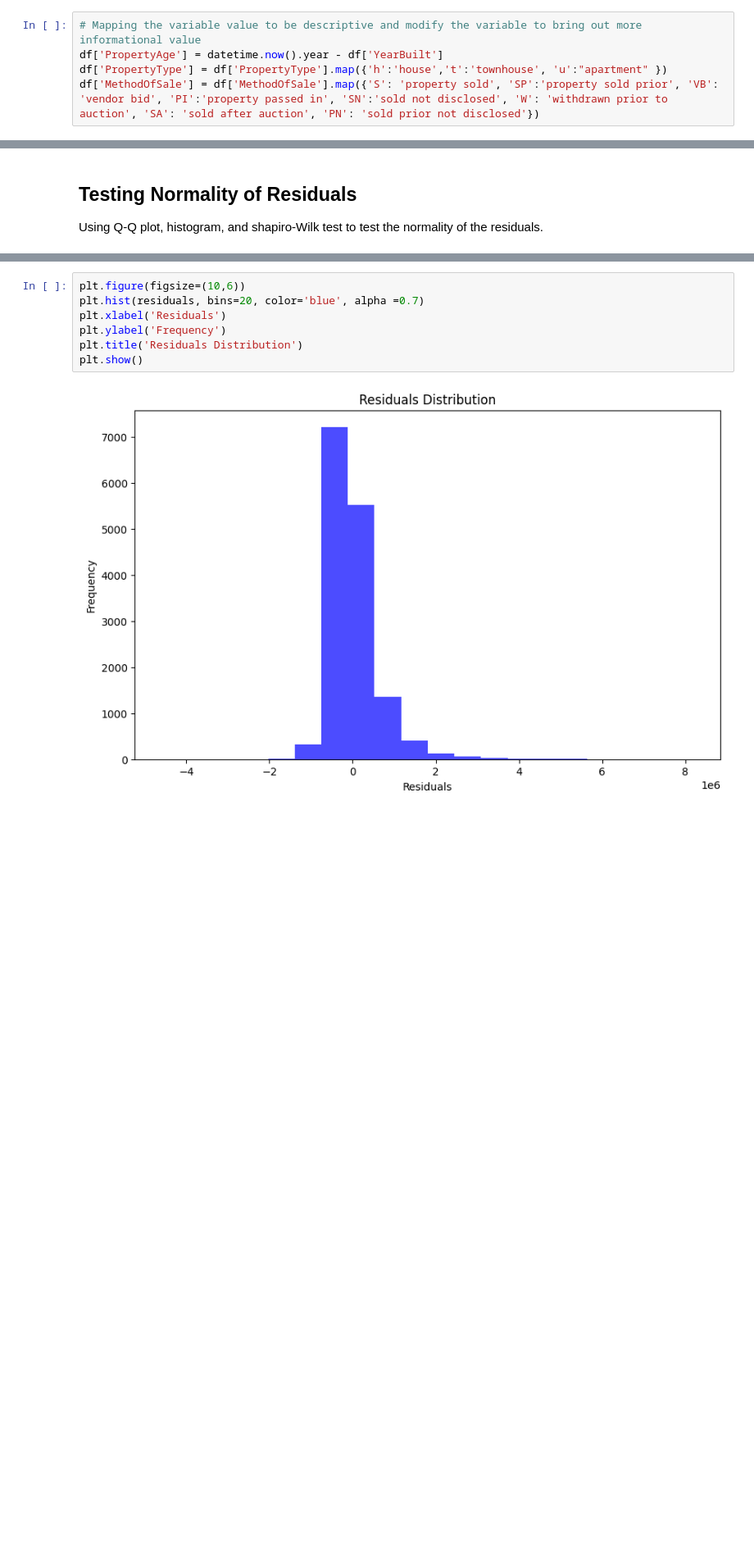
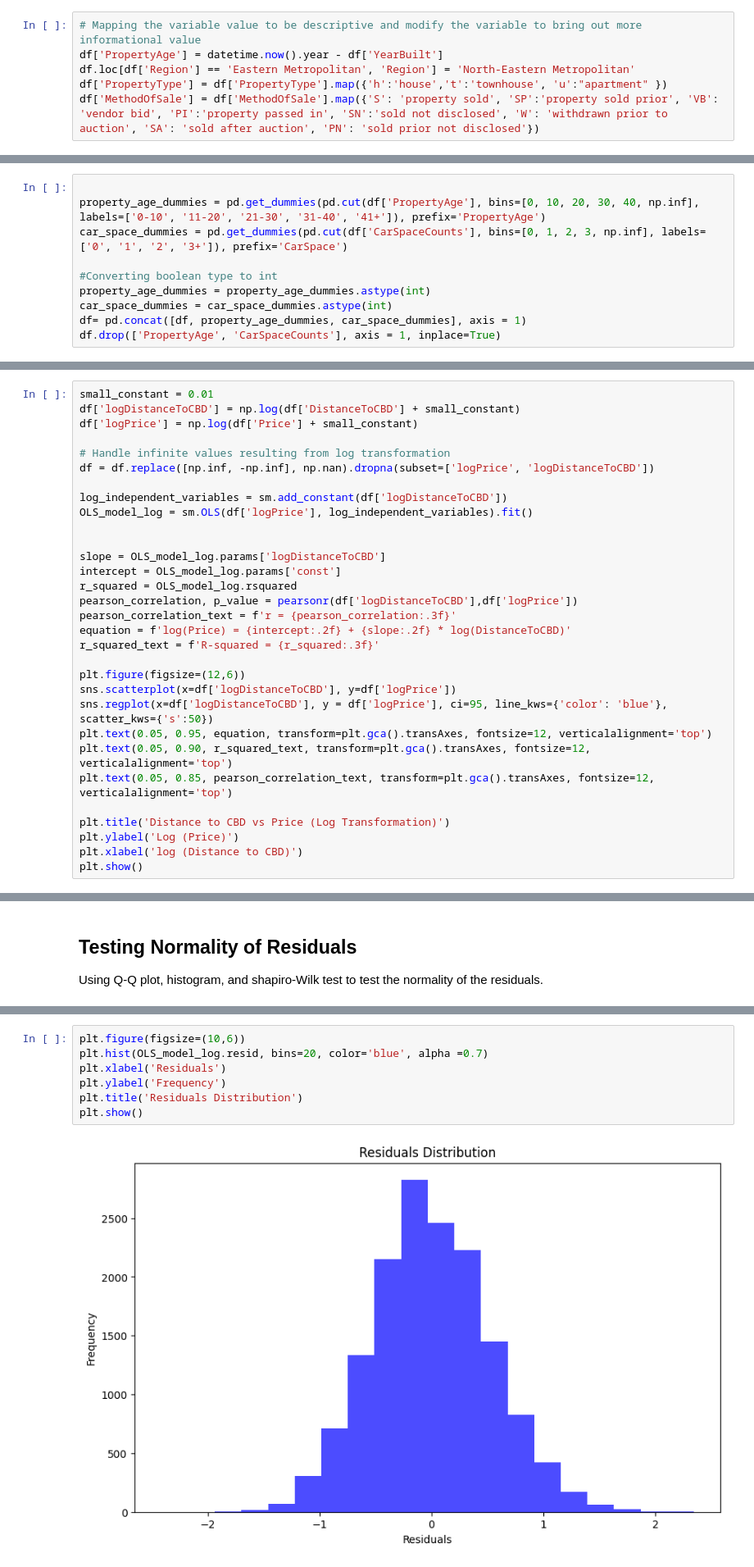
Before and after one commit to DustinKeene/Melbourne-Property-Price-Prediction-Modelling-, a Jupyter notebook: data_project_lab.ipynb, the cells around one changed output, grey strips where cells are left out. Shown at 82% size. Drawn from its saved outputs; the diff is of its cells as text; blank space fills up the shorter version.

```diff
--- a/data_project_lab.ipynb
+++ b/data_project_lab.ipynb
@@ -215,6 +238,7 @@ df.dropna(subset=['Latitude','Longitude'], inplace= True)
 # %%
 # Mapping the variable value to be descriptive and modify the variable to bring out more informational value
 df['PropertyAge'] = datetime.now().year - df['YearBuilt']
+df.loc[df['Region'] == 'Eastern Metropolitan', 'Region'] = 'North-Eastern Metropolitan'
 df['PropertyType'] = df['PropertyType'].map({'h':'house','t':'townhouse', 'u':"apartment" })
 df['MethodOfSale'] = df['MethodOfSale'].map({'S': 'property sold', 'SP':'property sold prior', 'VB': 'vendor bid', 'PI':'property passed in', 'SN':'sold not disclosed', 'W': 'withdrawn prior to auction', 'SA': 'sold after auction', 'PN': 'sold prior not disclosed'})
 # %%
@@ -373,0 +444,10 @@ max_land_area
+# %%
+
+property_age_dummies = pd.get_dummies(pd.cut(df['PropertyAge'], bins=[0, 10, 20, 30, 40, np.inf], labels=['0-10', '11-20', '21-30', '31-40', '41+']), prefix='PropertyAge')
+car_space_dummies = pd.get_dummies(pd.cut(df['CarSpaceCounts'], bins=[0, 1, 2, 3, np.inf], labels=['0', '1', '2', '3+']), prefix='CarSpace')
+
+#Converting boolean type to int
+property_age_dummies = property_age_dummies.astype(int)
+car_space_dummies = car_space_dummies.astype(int)
+df= pd.concat([df, property_age_dummies, car_space_dummies], axis = 1)
+df.drop(['PropertyAge', 'CarSpaceCounts'], axis = 1, inplace=True)
@@ -416,0 +682,31 @@ Based on the visual of the plot, we can certainly assume that 'Distance to CBD v
+# %%
+small_constant = 0.01
+df['logDistanceToCBD'] = np.log(df['DistanceToCBD'] + small_constant)
+df['logPrice'] = np.log(df['Price'] + small_constant)
+
+# Handle infinite values resulting from log transformation
+df = df.replace([np.inf, -np.inf], np.nan).dropna(subset=['logPrice', 'logDistanceToCBD'])
+
+log_independent_variables = sm.add_constant(df['logDistanceToCBD'])
+OLS_model_log = sm.OLS(df['logPrice'], log_independent_variables).fit()
+
+
+slope = OLS_model_log.params['logDistanceToCBD']
+intercept = OLS_model_log.params['const']
+r_squared = OLS_model_log.rsquared
+pearson_correlation, p_value = pearsonr(df['logDistanceToCBD'],df['logPrice'])
+pearson_correlation_text = f'r = {pearson_correlation:.3f}'
+equation = f'log(Price) = {intercept:.2f} + {slope:.2f} * log(DistanceToCBD)'
+r_squared_text = f'R-squared = {r_squared:.3f}'
+
+plt.figure(figsize=(12,6))
+sns.scatterplot(x=df['logDistanceToCBD'], y=df['logPrice'])
+sns.regplot(x=df['logDistanceToCBD'], y = df['logPrice'], ci=95, line_kws={'color': 'blue'}, scatter_kws={'s':50})
+plt.text(0.05, 0.95, equation, transform=plt.gca().transAxes, fontsize=12, verticalalignment='top')
+plt.text(0.05, 0.90, r_squared_text, transform=plt.gca().transAxes, fontsize=12, verticalalignment='top')
+plt.text(0.05, 0.85, pearson_correlation_text, transform=plt.gca().transAxes, fontsize=12, verticalalignment='top')
+
+plt.title('Distance to CBD vs Price (Log Transformation)')
+plt.ylabel('Log (Price)')
+plt.xlabel('log (Distance to CBD)')
+plt.show()
@@ -420,9 +730,9 @@ Using Q-Q plot, histogram, and shapiro-Wilk test to test the normality of the re
 # %%
 plt.figure(figsize=(10,6))
-plt.hist(residuals, bins=20, color='blue', alpha =0.7)
+plt.hist(OLS_model_log.resid, bins=20, color='blue', alpha =0.7)
 plt.xlabel('Residuals')
 plt.ylabel('Frequency')
 plt.title('Residuals Distribution')
 plt.show()
 # %% [output]
-[figure, old version]
+[figure, new version]
```
Also changed, not shown: parts of 38 cells of this notebook, 1 other file.
